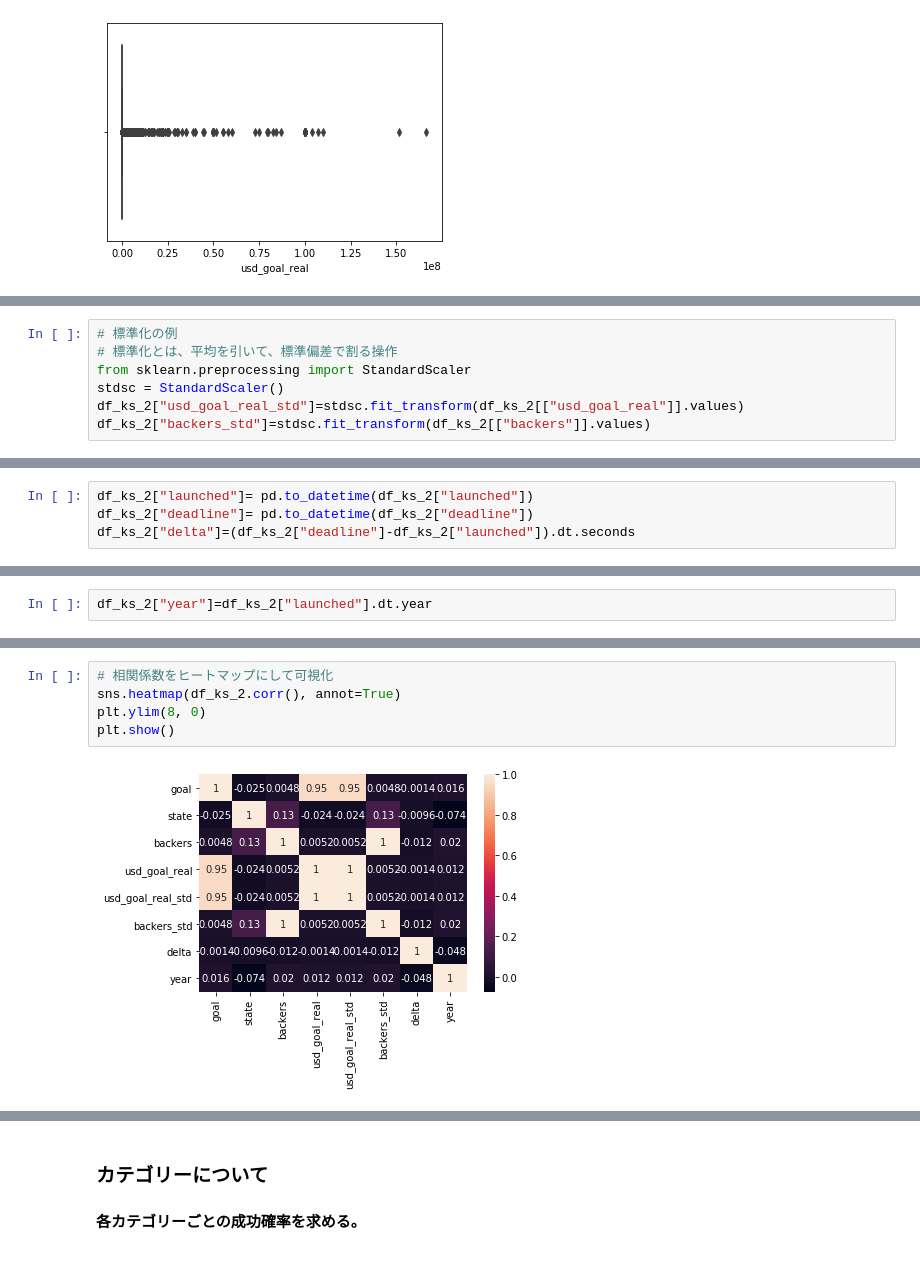
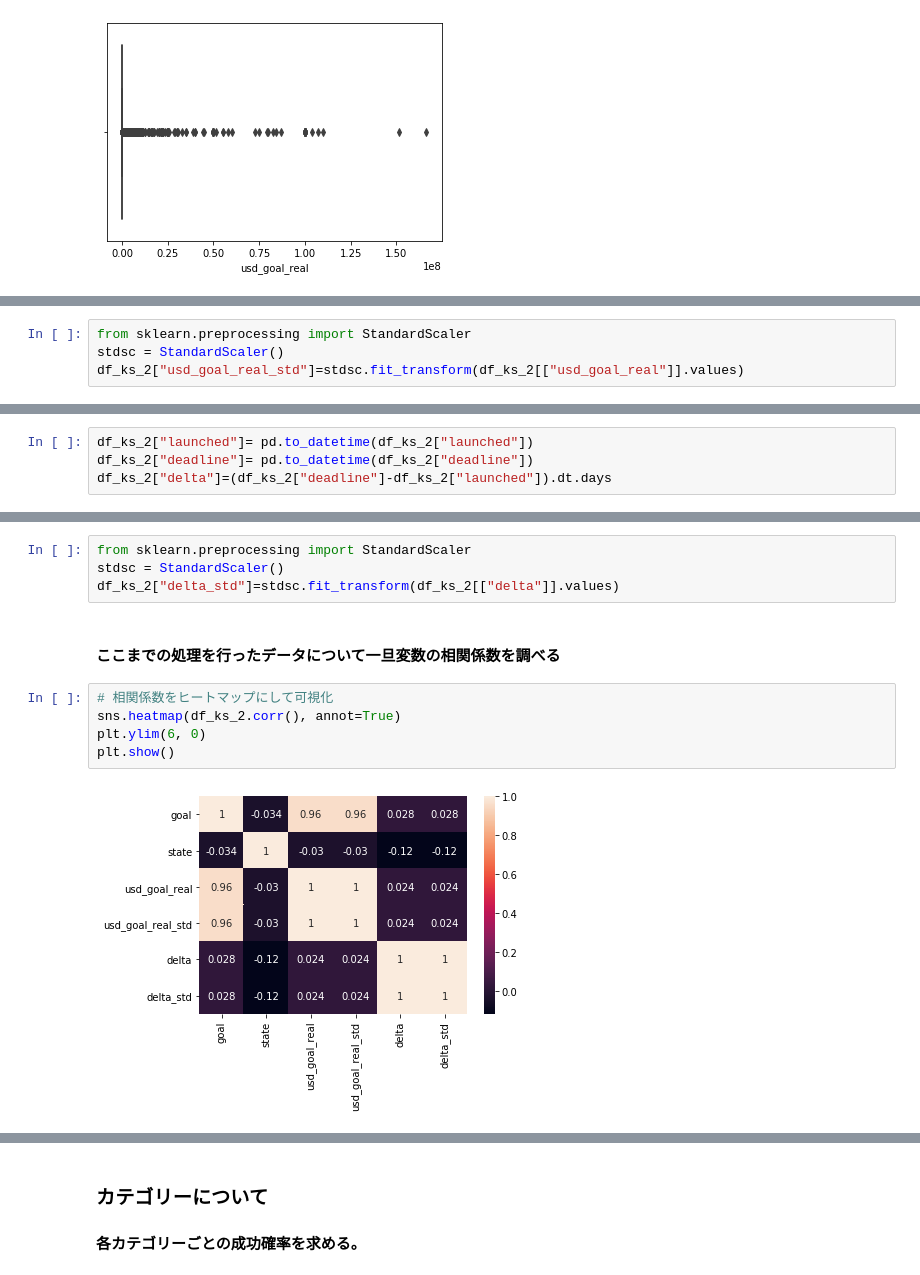
Before and after one commit to energygorilla/skillupAI, a Jupyter notebook: Day1_work_清水源一郎.ipynb, the cells around one changed output, grey strips where cells are left out. Saved outputs shown, nothing was run; the diff lists cells and outputs as text.

Commit message:
delete backers

```diff
--- a/Day1_work_清水源一郎.ipynb
+++ b/Day1_work_清水源一郎.ipynb
@@ -155,9 +182,6 @@ sns.boxplot(df_ks_2["backers"])
 # %%
-# 標準化の例
-# 標準化とは、平均を引いて、標準偏差で割る操作
 from sklearn.preprocessing import StandardScaler
 stdsc = StandardScaler()
 df_ks_2["usd_goal_real_std"]=stdsc.fit_transform(df_ks_2[["usd_goal_real"]].values)
-df_ks_2["backers_std"]=stdsc.fit_transform(df_ks_2[["backers"]].values)
 # %% [markdown]
 ### 期間について
@@ -165,7 +189,7 @@ df_ks_2["backers_std"]=stdsc.fit_transform(df_ks_2[["backers"]].values)
 # %%
 df_ks_2["launched"]= pd.to_datetime(df_ks_2["launched"])
 df_ks_2["deadline"]= pd.to_datetime(df_ks_2["deadline"])
-df_ks_2["delta"]=(df_ks_2["deadline"]-df_ks_2["launched"]).dt.seconds
+df_ks_2["delta"]=(df_ks_2["deadline"]-df_ks_2["launched"]).dt.days
 # %%
 df_ks_2["delta"].describe()
 # %% [output]
@@ -180,6 +204,4 @@ max       86399.000000
 Name: delta, dtype: float64
-# %%
-df_ks_2["year"]=df_ks_2["launched"].dt.year
 # %%
 print(df_ks_2.dtypes)
 df_ks_2.head()
@@ -249,10 +228,16 @@ Name: state, dtype: float64
+# %%
+from sklearn.preprocessing import StandardScaler
+stdsc = StandardScaler()
+df_ks_2["delta_std"]=stdsc.fit_transform(df_ks_2[["delta"]].values)
+# %% [markdown]
+#### ここまでの処理を行ったデータについて一旦変数の相関係数を調べる
 # %%
 # 相関係数をヒートマップにして可視化
 sns.heatmap(df_ks_2.corr(), annot=True)
-plt.ylim(8, 0)
+plt.ylim(6, 0)
 plt.show()
 # %% [output]
-[figure, old version]
+[figure, new version]
 # %%
 pd.plotting.scatter_matrix(df_ks_2, figsize=(10,10))
 plt.show()
```
Also changed, not shown: parts of 44 cells of this notebook.
